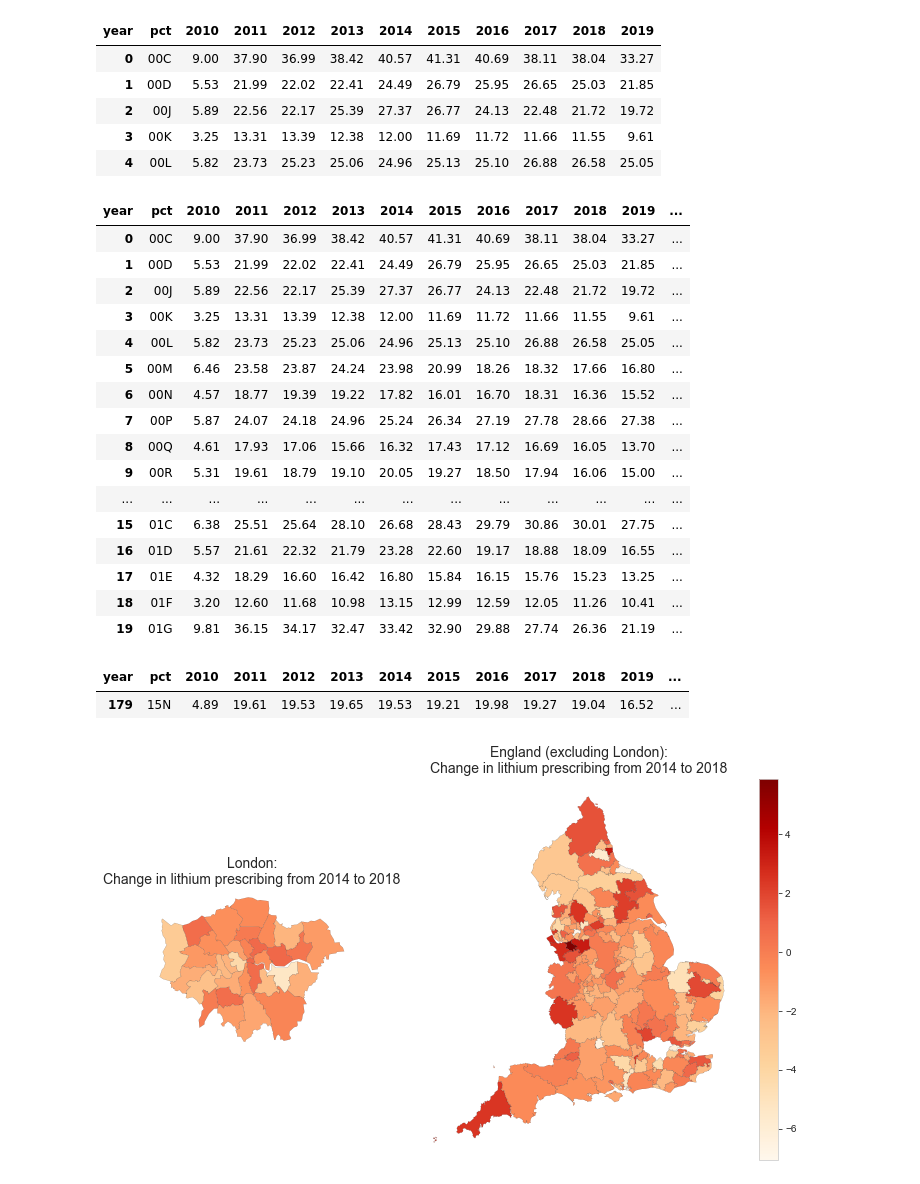
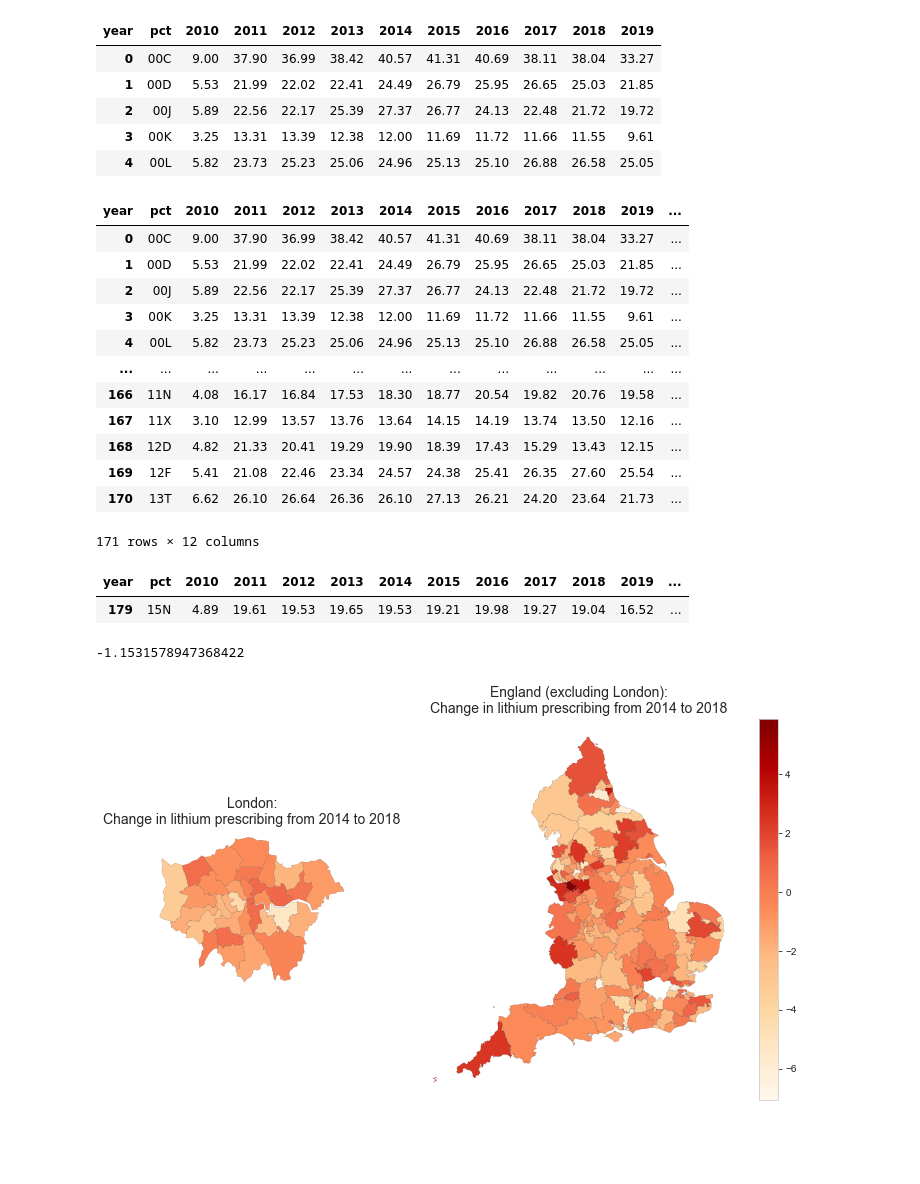
Before and after one commit to orlamac/lithium-paper, a Jupyter notebook: Lithium prescribing trends_update.ipynb, the cells around one changed output. Drawn from its saved outputs; the diff is of its cells as text; code cells hidden in the pictures; blank space fills up the shorter version.

```diff
--- a/Lithium prescribing trends_update.ipynb
+++ b/Lithium prescribing trends_update.ipynb
@@ -588,30 +580,32 @@ df_lithium3.head()
 | 4 | 00L | 5.82 | 23.73 | 25.23 | 25.06 | 24.96 | 25.13 | 25.10 | 26.88 | 26.58 | 25.05 |
 # %%
 df_lithium3["change"] = df_lithium3[2018] - df_lithium3[2014]#show change from 2014 to 2018 to see if any area responded to NICE guidance
-df_lithium3.head(20)
+df_lithium3.head(-20)
 # %% [output]
 | year | pct | 2010 | 2011 | 2012 | 2013 | 2014 | 2015 | 2016 | 2017 | 2018 | 2019 | ... |
 | 0 | 00C | 9.00 | 37.90 | 36.99 | 38.42 | 40.57 | 41.31 | 40.69 | 38.11 | 38.04 | 33.27 | ... |
 | 1 | 00D | 5.53 | 21.99 | 22.02 | 22.41 | 24.49 | 26.79 | 25.95 | 26.65 | 25.03 | 21.85 | ... |
 | 2 | 00J | 5.89 | 22.56 | 22.17 | 25.39 | 27.37 | 26.77 | 24.13 | 22.48 | 21.72 | 19.72 | ... |
 | 3 | 00K | 3.25 | 13.31 | 13.39 | 12.38 | 12.00 | 11.69 | 11.72 | 11.66 | 11.55 | 9.61 | ... |
 | 4 | 00L | 5.82 | 23.73 | 25.23 | 25.06 | 24.96 | 25.13 | 25.10 | 26.88 | 26.58 | 25.05 | ... |
-| 5 | 00M | 6.46 | 23.58 | 23.87 | 24.24 | 23.98 | 20.99 | 18.26 | 18.32 | 17.66 | 16.80 | ... |
-| 6 | 00N | 4.57 | 18.77 | 19.39 | 19.22 | 17.82 | 16.01 | 16.70 | 18.31 | 16.36 | 15.52 | ... |
-| 7 | 00P | 5.87 | 24.07 | 24.18 | 24.96 | 25.24 | 26.34 | 27.19 | 27.78 | 28.66 | 27.38 | ... |
-| 8 | 00Q | 4.61 | 17.93 | 17.06 | 15.66 | 16.32 | 17.43 | 17.12 | 16.69 | 16.05 | 13.70 | ... |
-| 9 | 00R | 5.31 | 19.61 | 18.79 | 19.10 | 20.05 | 19.27 | 18.50 | 17.94 | 16.06 | 15.00 | ... |
 | ... | ... | ... | ... | ... | ... | ... | ... | ... | ... | ... | ... | ... |
-| 15 | 01C | 6.38 | 25.51 | 25.64 | 28.10 | 26.68 | 28.43 | 29.79 | 30.86 | 30.01 | 27.75 | ... |
-| 16 | 01D | 5.57 | 21.61 | 22.32 | 21.79 | 23.28 | 22.60 | 19.17 | 18.88 | 18.09 | 16.55 | ... |
-| 17 | 01E | 4.32 | 18.29 | 16.60 | 16.42 | 16.80 | 15.84 | 16.15 | 15.76 | 15.23 | 13.25 | ... |
-| 18 | 01F | 3.20 | 12.60 | 11.68 | 10.98 | 13.15 | 12.99 | 12.59 | 12.05 | 11.26 | 10.41 | ... |
-| 19 | 01G | 9.81 | 36.15 | 34.17 | 32.47 | 33.42 | 32.90 | 29.88 | 27.74 | 26.36 | 21.19 | ... |
+| 166 | 11N | 4.08 | 16.17 | 16.84 | 17.53 | 18.30 | 18.77 | 20.54 | 19.82 | 20.76 | 19.58 | ... |
+| 167 | 11X | 3.10 | 12.99 | 13.57 | 13.76 | 13.64 | 14.15 | 14.19 | 13.74 | 13.50 | 12.16 | ... |
+| 168 | 12D | 4.82 | 21.33 | 20.41 | 19.29 | 19.90 | 18.39 | 17.43 | 15.29 | 13.43 | 12.15 | ... |
+| 169 | 12F | 5.41 | 21.08 | 22.46 | 23.34 | 24.57 | 24.38 | 25.41 | 26.35 | 27.60 | 25.54 | ... |
+| 170 | 13T | 6.62 | 26.10 | 26.64 | 26.36 | 26.10 | 27.13 | 26.21 | 24.20 | 23.64 | 21.73 | ... |
+171 rows × 12 columns
-# %%
-df_lithium3.loc[df_lithium3['pct']=='15N']
-# %% [output]
-| year | pct | 2010 | 2011 | 2012 | 2013 | 2014 | 2015 | 2016 | 2017 | 2018 | 2019 | ... |
-| 179 | 15N | 4.89 | 19.61 | 19.53 | 19.65 | 19.53 | 19.21 | 19.98 | 19.27 | 19.04 | 16.52 | ... |
+# %%
+df_lithium3.loc[df_lithium3['pct']=='15N']#check to see if all PCT data included even if PCT merged over this time.
+# %% [output]
+| year | pct | 2010 | 2011 | 2012 | 2013 | 2014 | 2015 | 2016 | 2017 | 2018 | 2019 | ... |
+| 179 | 15N | 4.89 | 19.61 | 19.53 | 19.65 | 19.53 | 19.21 | 19.98 | 19.27 | 19.04 | 16.52 | ... |
+# %%
+#calculate average change
+df_avgchange = (df_lithium3['change'].sum()/171)
+print(df_avgchange)
+# %% [output]
+-1.1531578947368422
 # %%
 plt.figure(figsize=(12, 7))
 plt = maps.ccg_map(df_lithium3, title="Change in lithium prescribing from 2014 to 2018", column='change', separate_london=True)
```
Also changed, not shown: parts of 25 cells of this notebook, 9 other files.
